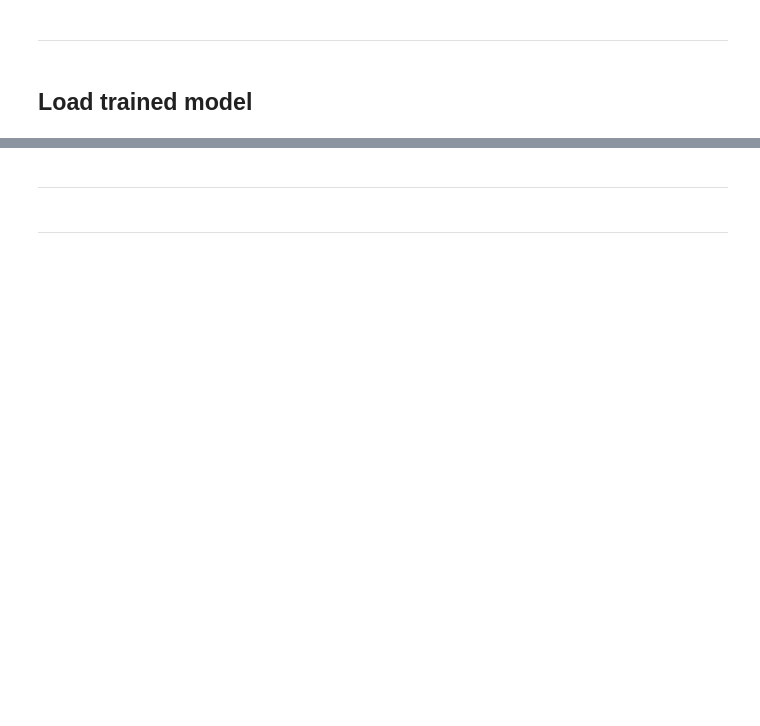
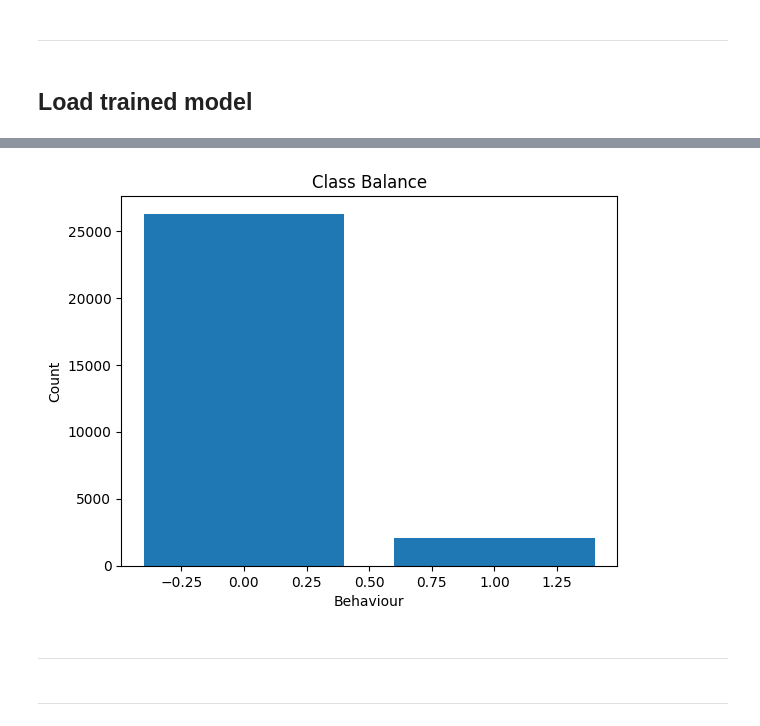
Before and after one commit to JulianAlvarezdeGiorgi/Behavioral_Tagging_of_Mice_in_multiple_Mice_setup_using_Deep_Learning, a Jupyter notebook: src/train_oficina_2.ipynb, the cells around one changed output, grey strips where cells are left out. Cells and saved outputs as stored; diff of their text form; code cells hidden in the pictures; blank space fills up the shorter version.

```diff
--- a/src/train_oficina_2.ipynb
+++ b/src/train_oficina_2.ipynb
@@ -649,3 +797,16 @@ plt.show()
+# %%
+# class balance test
+behaviour = [d.behaviour for d in test_dataset]
+behaviour = np.array(behaviour)
+behaviour = np.unique(behaviour, return_counts=True)
+# Plot
+plt.bar(behaviour[0], behaviour[1])
+plt.xlabel('Behaviour')
+plt.ylabel('Count')
+plt.title('Class Balance')
+plt.show()
+# %% [output]
+[figure, added]
 # %% [markdown]
 ---
 # %% [markdown]
```
Also changed, not shown: parts of 28 cells of this notebook, 6 other files.
